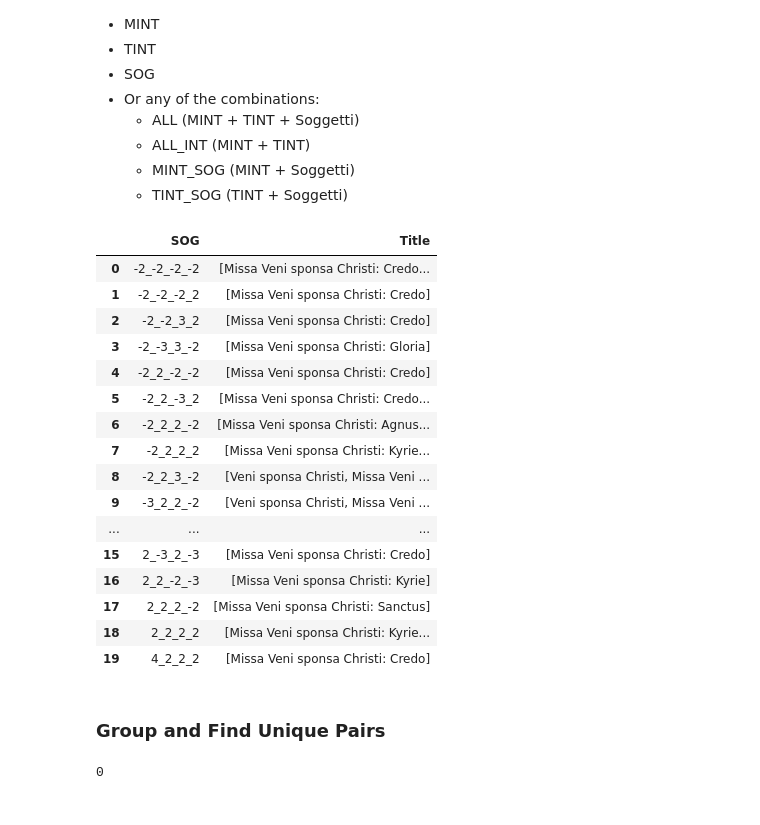
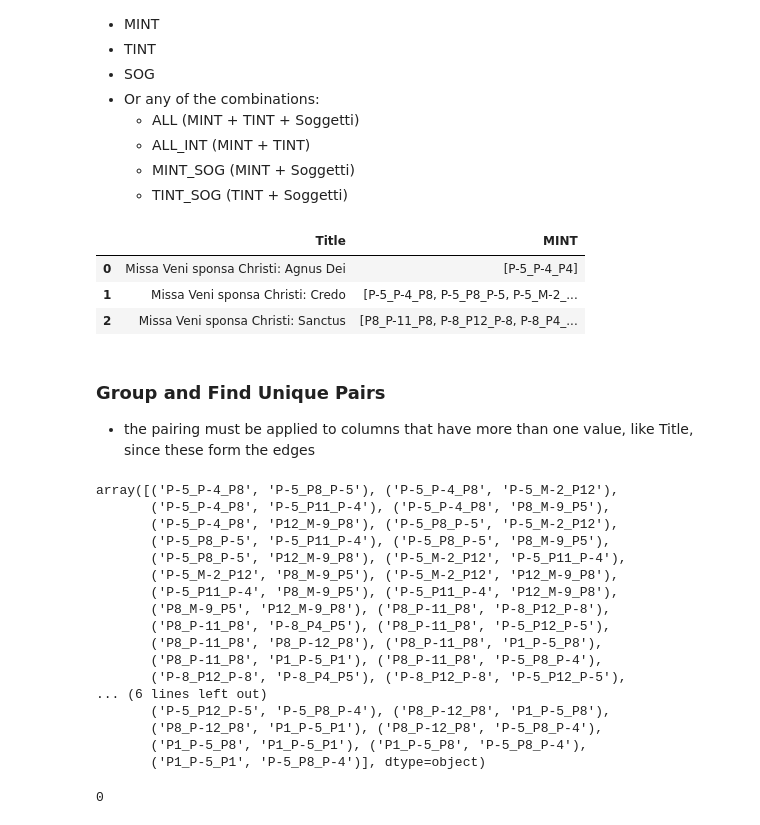
Before and after one commit to RichardFreedman/CRIM_JHUB, a Jupyter notebook: CRIM_05b_Presentation_Types_Network.ipynb, the cells around one changed output. Drawn from its saved outputs; the diff is of its cells as text; code cells hidden in the pictures.

```diff
--- a/CRIM_05b_Presentation_Types_Network.ipynb
+++ b/CRIM_05b_Presentation_Types_Network.ipynb
@@ -75,7 +75,7 @@ for piece in piece_list:
     piece = importScore(url)
     output = piece.presentationTypes(limit_to_entries = True,
                                       edit_distance_threshold = 0,
-                                    include_hidden_types = False,
+                                    include_hidden_types = True,
                                     combine_unisons = True,
                                    melodic_ngram_length = 4)
 
@@ -106,0 +101,9 @@ Successfully imported https://crimproject.org/mei/CRIM_Mass_0019_5.mei
+# %%
+# filter for only ID or PEN
+pen_filter = final['Presentation_Type'].str.contains("PEN")
+pens_only = final[pen_filter]
+final = pens_only.copy()
+# %%
+# filter for maximum time interval between entries
+final['pen_increment'] = final['Time_Entry_Intervals'].apply(set).apply(sum)
+final = final[final['pen_increment'] < 40].copy()
@@ -146,26 +152,15 @@ final.head()
     * TINT_SOG (TINT + Soggetti)
 # %%
 
-output_grouped = final.groupby('SOG')['Title'].apply(list).reset_index()
+output_grouped = final.groupby('Title')['MINT'].apply(list).reset_index()
 output_grouped
 # %% [output]
-|  | SOG | Title |
-| 0 | -2_-2_-2_-2 | [Missa Veni sponsa Christi: Credo... |
-| 1 | -2_-2_-2_2 | [Missa Veni sponsa Christi: Credo] |
-| 2 | -2_-2_3_2 | [Missa Veni sponsa Christi: Credo] |
-| 3 | -2_-3_3_-2 | [Missa Veni sponsa Christi: Gloria] |
-| 4 | -2_2_-2_-2 | [Missa Veni sponsa Christi: Credo] |
-| 5 | -2_2_-3_2 | [Missa Veni sponsa Christi: Credo... |
-| 6 | -2_2_2_-2 | [Missa Veni sponsa Christi: Agnus... |
-| 7 | -2_2_2_2 | [Missa Veni sponsa Christi: Kyrie... |
-| 8 | -2_2_3_-2 | [Veni sponsa Christi, Missa Veni ... |
-| 9 | -3_2_2_-2 | [Veni sponsa Christi, Missa Veni ... |
-| ... | ... | ... |
-| 15 | 2_-3_2_-3 | [Missa Veni sponsa Christi: Credo] |
-| 16 | 2_2_-2_-3 | [Missa Veni sponsa Christi: Kyrie] |
-| 17 | 2_2_2_-2 | [Missa Veni sponsa Christi: Sanctus] |
-| 18 | 2_2_2_2 | [Missa Veni sponsa Christi: Kyrie... |
-| 19 | 4_2_2_2 | [Missa Veni sponsa Christi: Credo] |
+|  | Title | MINT |
+| 0 | Missa Veni sponsa Christi: Agnus Dei | [P-5_P-4_P4] |
+| 1 | Missa Veni sponsa Christi: Credo | [P-5_P-4_P8, P-5_P8_P-5, P-5_M-2_... |
+| 2 | Missa Veni sponsa Christi: Sanctus | [P8_P-11_P8, P-8_P12_P-8, P-8_P4_... |
 # %% [markdown]
 ### Group and Find Unique Pairs
+
+- the pairing must be applied to columns that have more than one value, like Title, since these form the edges
 # %%
@@ -173,5 +168,25 @@ pairs = output_grouped.Title.apply(lambda x: list(combinations(x, 2)))
 pairs2 = pairs.explode().dropna()
 unique_pairs = pairs.explode().dropna().unique()
+# %%
+unique_pairs
+# %% [output]
+array([('P-5_P-4_P8', 'P-5_P8_P-5'), ('P-5_P-4_P8', 'P-5_M-2_P12'),
+       ('P-5_P-4_P8', 'P-5_P11_P-4'), ('P-5_P-4_P8', 'P8_M-9_P5'),
+       ('P-5_P-4_P8', 'P12_M-9_P8'), ('P-5_P8_P-5', 'P-5_M-2_P12'),
+       ('P-5_P8_P-5', 'P-5_P11_P-4'), ('P-5_P8_P-5', 'P8_M-9_P5'),
+       ('P-5_P8_P-5', 'P12_M-9_P8'), ('P-5_M-2_P12', 'P-5_P11_P-4'),
+       ('P-5_M-2_P12', 'P8_M-9_P5'), ('P-5_M-2_P12', 'P12_M-9_P8'),
+       ('P-5_P11_P-4', 'P8_M-9_P5'), ('P-5_P11_P-4', 'P12_M-9_P8'),
+       ('P8_M-9_P5', 'P12_M-9_P8'), ('P8_P-11_P8', 'P-8_P12_P-8'),
+       ('P8_P-11_P8', 'P-8_P4_P5'), ('P8_P-11_P8', 'P-5_P12_P-5'),
+       ('P8_P-11_P8', 'P8_P-12_P8'), ('P8_P-11_P8', 'P1_P-5_P8'),
+       ('P8_P-11_P8', 'P1_P-5_P1'), ('P8_P-11_P8', 'P-5_P8_P-4'),
+       ('P-8_P12_P-8', 'P-8_P4_P5'), ('P-8_P12_P-8', 'P-5_P12_P-5'),
+... (6 lines left out)
+       ('P-5_P12_P-5', 'P-5_P8_P-4'), ('P8_P-12_P8', 'P1_P-5_P8'),
+       ('P8_P-12_P8', 'P1_P-5_P1'), ('P8_P-12_P8', 'P-5_P8_P-4'),
+       ('P1_P-5_P8', 'P1_P-5_P1'), ('P1_P-5_P8', 'P-5_P8_P-4'),
+       ('P1_P-5_P1', 'P-5_P8_P-4')], dtype=object)
 # %%
 pd.Series(unique_pairs).isna().sum()
 # %% [output]
```
Also changed, not shown: parts of 4 cells of this notebook, 12 other files.
